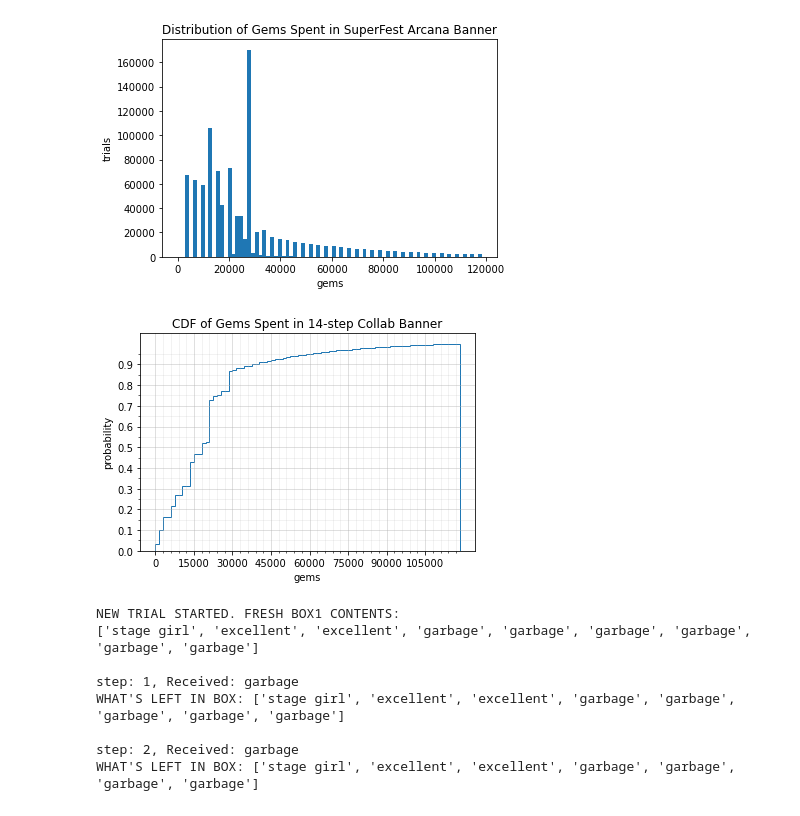
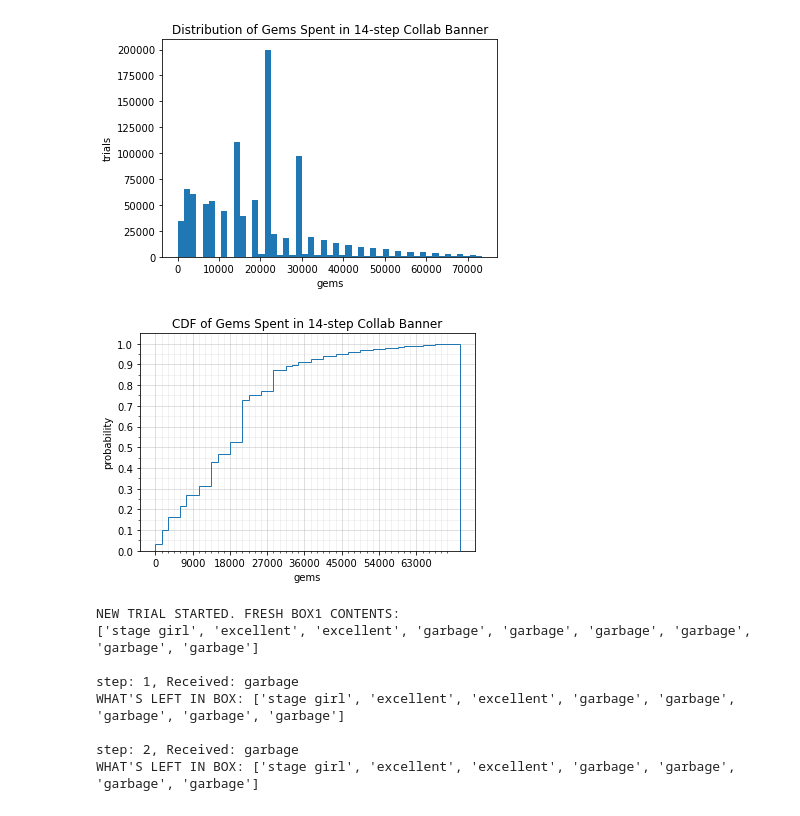
Before and after one commit to chinglamyung/SpotlightGachaSimulator, a Jupyter notebook: Spotlight Gacha Simulator.ipynb, the cells around one changed output. Cells and saved outputs as stored; diff of their text form; code cells hidden in the pictures.

Commit message:
post steps for 14-step collab banner has 2x rate, which has been corrected. graph for cdf includes a line for 1.0 probability

```diff
--- a/Spotlight Gacha Simulator.ipynb
+++ b/Spotlight Gacha Simulator.ipynb
@@ -42,13 +42,13 @@ from functools import lru_cache
 import numpy as np
 import matplotlib.pyplot as plt
 
-cost_buckets = list()
 bday_histo = list()
 arcana_histo = list()
 spotlight_histo = list()
 collab_histo = list()
 
-for i in range(80):
+cost_buckets = list()
+for i in range(50):
     cost_buckets.append(i*1500)
 
 PITY_COUNT = 0
@@ -616,0 +660,11 @@ plt.show()
+# %%
+cost_buckets = list()
+for i in range(130):
+    cost_buckets.append(i*1500)
+
+fig,ax = plt.subplots(1,1)
+ax.hist(arcana_histo, cost_buckets)
+ax.set_title("Distribution of Gems Spent in SuperFest Arcana Banner")
+ax.set_xlabel('gems')
+ax.set_ylabel('trials')
+plt.show()
@@ -617,46 +698,38 @@ plt.show()
 # %%
 fig,ax = plt.subplots(1,1)
-ax.hist(arcana_histo, cost_buckets)
-ax.set_title("Distribution of Gems Spent in SuperFest Arcana Banner")
+
+ax.hist(collab_histo, cost_buckets)
+ax.set_title("Distribution of Gems Spent in 14-step Collab Banner")
 ax.set_xlabel('gems')
 ax.set_ylabel('trials')
 plt.show()
 # %% [output]
-[figure, old version]
+[figure, new version]
 # %%
-import numpy as np
 fig,ax = plt.subplots(1,1)
-"""
-ax.hist(collab_histo, cost_buckets)
-ax.set_title("Distribution of Gems Spent in 14-step Collab Banner")
-ax.set_xlabel('gems')
-ax.set_ylabel('trials')
-plt.show()
-"""
-
 ax.hist(collab_histo, cost_buckets, density=True, histtype='step', cumulative=True)
 # Major ticks every 20, minor ticks every 5
-y_major_ticks = np.arange(0, 1, 0.1)
-y_minor_ticks = np.arange(0, 1, 0.05)
+y_major_ticks = np.arange(0, 1.1, 0.1)
+y_minor_ticks = np.arange(0, 1.0, 0.05)
 
-x_major_ticks = np.arange(0, 120000, 15000)
-x_minor_ticks = np.arange(0, 120000, 3000)
+x_major_ticks = np.arange(0, 72000, 9000)
+x_minor_ticks = np.arange(0, 72000, 1500)
 
 ax.set_xticks(x_major_ticks)
 ax.set_xticks(x_minor_ticks, minor=True)
 ax.set_yticks(y_major_ticks)
 ax.set_yticks(y_minor_ticks, minor=True)
 
 # And a corresponding grid
 ax.grid(which='minor', alpha=0.2)
 ax.grid(which='major', alpha=0.5)
 
 ax.set_title("CDF of Gems Spent in 14-step Collab Banner")
 ax.set_xlabel('gems')
 ax.set_ylabel('probability')
 plt.show()
 # %% [output]
-[figure, old version]
+[figure, new version]
 # %%
 # RUN THIS CELL FOR DETERMINING CHANCE OF GETTING IN SPOTLIGHT
 
```
Also changed, not shown: parts of 6 cells of this notebook.
